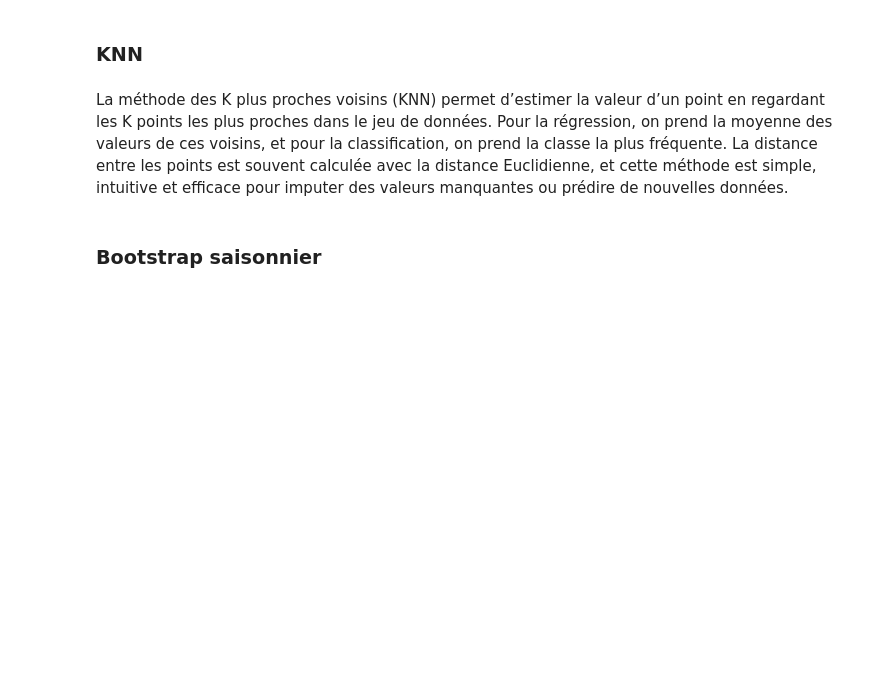
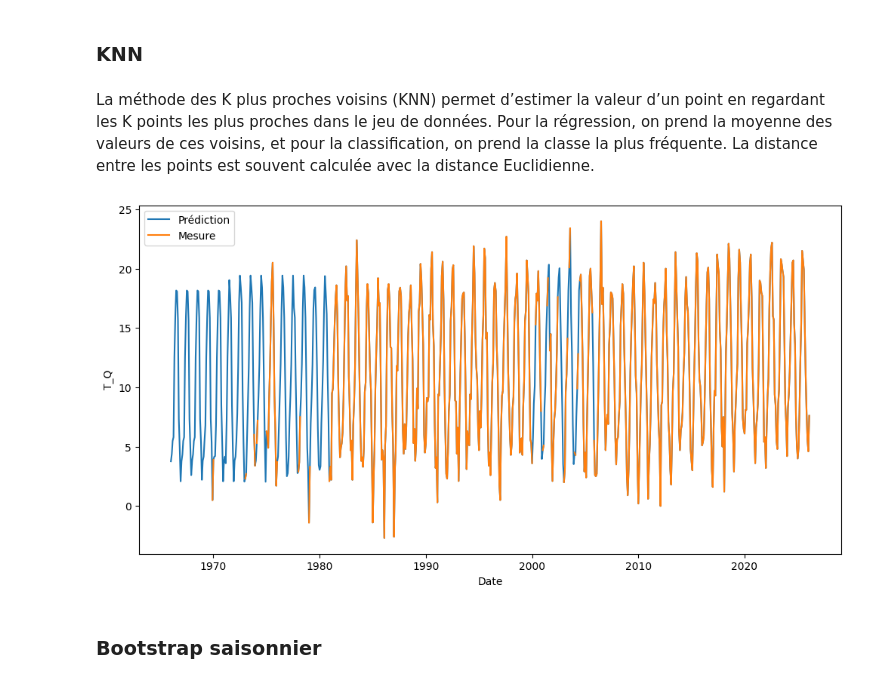
Before and after one commit to TronnoxUwU/STAGE-Junon, a Jupyter notebook: notebooks/completion_donnes.ipynb, the cells around one changed output. Saved outputs shown, nothing was run; the diff lists cells and outputs as text; code cells hidden in the pictures; blank space fills up the shorter version.

```diff
--- a/notebooks/completion_donnes.ipynb
+++ b/notebooks/completion_donnes.ipynb
@@ -335,7 +343,7 @@ def random_forest_delta_array(df:pd.DataFrame, valeur_de_travail:str, features:l
 # %% [markdown]
 La méthode des K plus proches voisins (KNN) permet d’estimer la valeur d’un point en regardant les K points les plus proches dans le jeu de données.
 Pour la régression, on prend la moyenne des valeurs de ces voisins, et pour la classification, on prend la classe la plus fréquente.
-La distance entre les points est souvent calculée avec la distance Euclidienne, et cette méthode est simple, intuitive et efficace pour imputer des valeurs manquantes ou prédire de nouvelles données.
+La distance entre les points est souvent calculée avec la distance Euclidienne.
 # %%
 def knn_impute(df:pd.DataFrame, valeur_de_travail:str, k:int=5, past_only:bool=False):
     """
@@ -424,5 +432,15 @@ def knn_impute(df:pd.DataFrame, valeur_de_travail:str, k:int=5, past_only:bool=F
         df.loc[idx, valeur_de_travail] = valid_subset.iloc[k_idx][valeur_de_travail].mean()
 
     return df[valeur_de_travail].to_numpy()
+# %%
+plt.figure(figsize=(12,6))
+plt.plot(df['time'], knn_impute(df, valeur_de_travail), label="Prédiction")
+plt.plot(df['time'], df[valeur_de_travail], label="Mesure")
+plt.xlabel("Date")
+plt.ylabel(valeur_de_travail)
+plt.legend()
+plt.show()
+# %% [output]
+[figure, added]
 # %% [markdown]
 ### Bootstrap saisonnier
```
Also changed, not shown: parts of 3 cells of this notebook.
